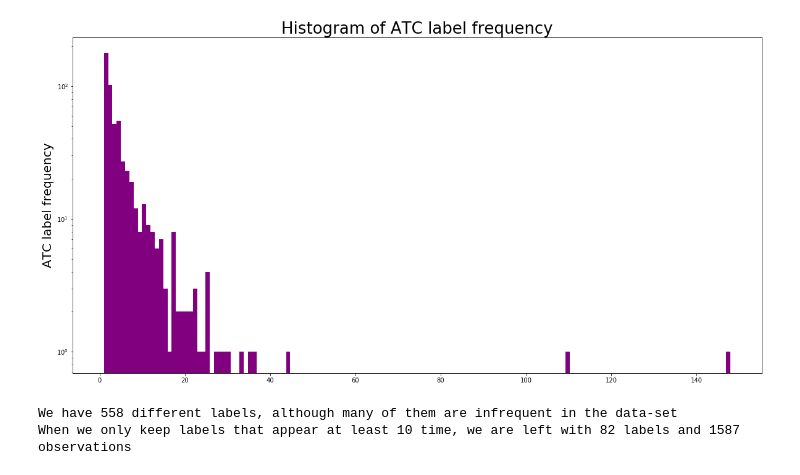
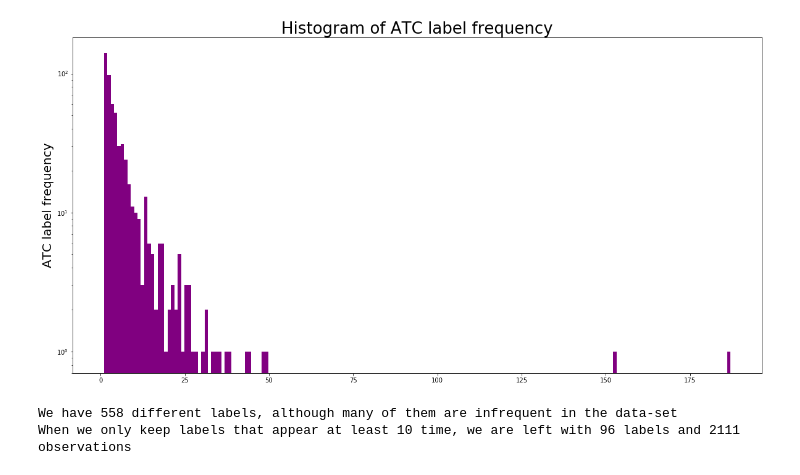
Before and after one commit to jraiskin/Automated_categorization_medication, a Jupyter notebook: test_load_data.ipynb, the cells around one changed output. Saved outputs shown, nothing was run; the diff lists cells and outputs as text; code cells hidden in the pictures.

Commit message:
updated kwargs imports, added string length hist

```diff
--- a/test_load_data.ipynb
+++ b/test_load_data.ipynb
@@ -22,3 +14,6 @@ kwargs_data = nice_dict({'mk_chars': True,
+# %%
+# output intermediate results (not fully preprocessed, w/o ngrams)
+kwargs_lin_data_init.output_intermediate = True
 # %%
 def sort_lists(a, b):
     """
@@ -150,9 +148,9 @@ def plot_dicts_sbs (input_1, input_1_name,
 # %%
 # importing data
 x, y, freq, x_suggest, y_suggest, freq_suggest = \
-    init_data_suggest()
+    init_data_suggest(kwargs_lin_data_init.use_suggestions)
 
 x_unk, x_suggest_unk, _, _, _, _ = \
-    data_load_preprocess(**kwargs_data)
+    data_load_preprocess(**kwargs_lin_data_init)
 
 _, _, _, main_data = init_data()
@@ -233,26 +234,26 @@ plot_dicts_sbs(x_char_orig_filter, 'Original data',
 # %%
 # visualizing ATC labels histogram
 labels = Counter(y + y_suggest)
 plot_dict(labels,
           title='Histogram of ATC label frequency',
           ylabel='ATC label frequency',
 #           allowed_set=[int(j)
 #                        for j in np.linspace(0,
-#                            kwargs_data.label_count_thresh,
-#                            kwargs_data.label_count_thresh+1)],
+#                            kwargs_lin_data_init.label_count_thresh,
+#                            kwargs_lin_data_init.label_count_thresh+1)],
 #             allowed_set=[v for v in labels.values()],
-            allowed_set=[],
+          allowed_set=[],
           histogram=True).show()
 
 filtered_labels = [v for v in labels.values()
-                   if v >= kwargs_data.label_count_thresh]
+                   if v >= kwargs_lin_data_init.label_count_thresh]
 print('We have {} different labels, although many of them are infrequent in the data-set'
       .format(len(labels)))
 print('When we only keep labels that appear at least {} time, we are left with {} labels and {} observations'.
-      format(kwargs_data.label_count_thresh,
+      format(kwargs_lin_data_init.label_count_thresh,
              len(filtered_labels),
              sum(filtered_labels)))
 # %% [output]
-[figure, old version]
+[figure, new version]
 We have 558 different labels, although many of them are infrequent in the data-set
-When we only keep labels that appear at least 10 time, we are left with 82 labels and 1587 observations
+When we only keep labels that appear at least 10 time, we are left with 96 labels and 2111 observations
```
Also changed, not shown: parts of 11 cells of this notebook.
